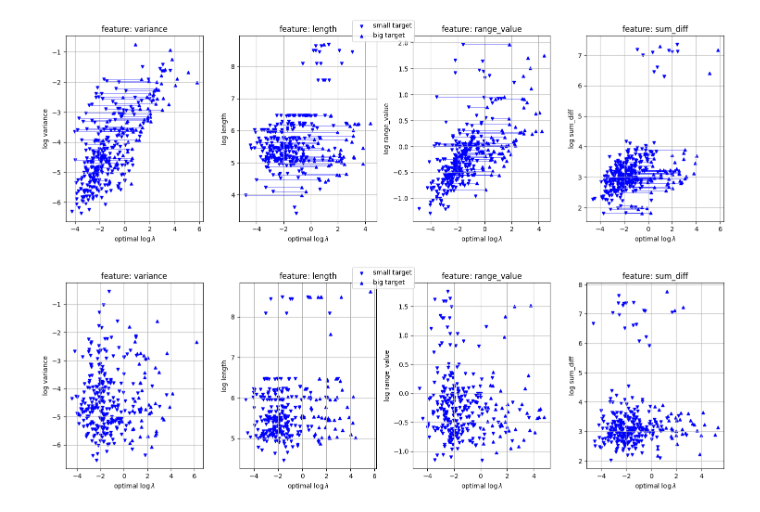
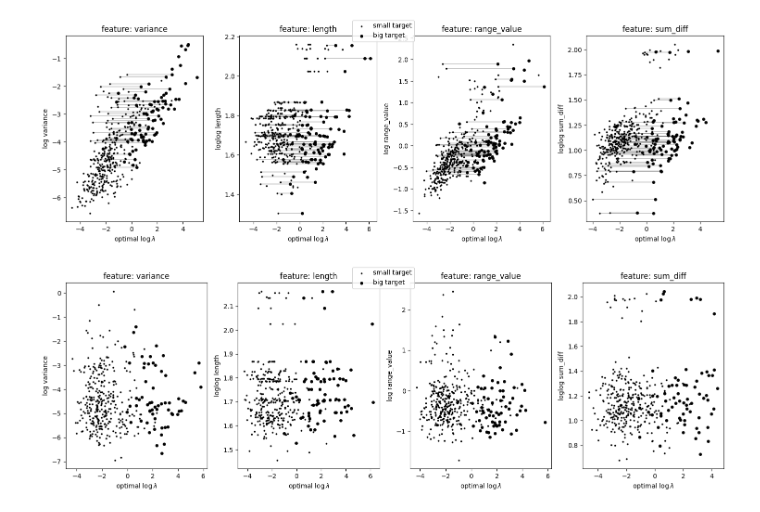
Before and after one commit to lamtung16/ML_LambdaLearning_OPART_Reproducible_2, a Jupyter notebook: figure_features_target.ipynb, the cells around one changed output. Drawn from its saved outputs; the diff is of its cells as text; code cells hidden in the pictures.

Commit message:
update figure features_targets

```diff
--- a/figure_features_target.ipynb
+++ b/figure_features_target.ipynb
@@ -5,10 +7,13 @@ import matplotlib.pyplot as plt
+# %%
+log    = lambda x: np.log(x)
+loglog = lambda x: np.log(np.log(x))
 # %%
-def plot_feature_target(dataset_name, feature_name, feature_engineer, ax):
+def plot_feature_target(dataset_name, feature_name, feature_engineer, feature_engineer_name, ax):
     features_df = pd.read_csv('training_data/' + dataset_name + '/inputs.csv')
     targets_df  = pd.read_csv('training_data/' + dataset_name + '/outputs.csv')
 
     # Randomly sample 100 data points
-    sampled_indices = np.random.choice(len(features_df), 300, replace=False)
+    sampled_indices = np.random.choice(len(features_df), 400, replace=False)
     features_df = features_df.iloc[sampled_indices]
     targets_df = targets_df.iloc[sampled_indices]
 
@@ -18,40 +23,45 @@ def plot_feature_target(dataset_name, feature_name, feature_engineer, ax):
     big_target   = targets_df['max.log.lambda'].to_numpy()
 
     # Plotting
-    ax.scatter(small_target, feature, label='small target', color='blue', marker='v', s=20)
-    ax.scatter(big_target,   feature, label='big target',   color='blue', marker='^', s=20)
+    ax.scatter(small_target, feature, label='small target', color='black', marker='o', s=3)
+    ax.scatter(big_target,   feature, label='big target',   color='black', marker='o', s=15)
 
     for i in range(len(small_target)):
-        ax.plot([small_target[i], big_target[i]], [feature[i], feature[i]], color='blue', linestyle='-', linewidth=0.5)
+        ax.plot([small_target[i], big_target[i]], [feature[i], feature[i]], color='black', linestyle='-', linewidth=0.3)
 
     ax.set_xlabel('optimal ' + r'$\log\lambda$')
-    ax.set_ylabel('log ' + feature_name)
+    ax.set_ylabel(feature_engineer_name + " " + feature_name)
     ax.set_title('feature: ' + feature_name)
-    ax.grid(True)
 # %%
 for dataset_name in ['detailed', 'systematic']:
     # Create subplots
     fig, axs = plt.subplots(1, 4, figsize=(15, 5))
 
     feature_names = ['variance', 'length', 'range_value', 'sum_diff']
     legend_handles = []
     legend_labels = []
     for i, feature_name in enumerate(feature_names):
-        plot_feature_target(dataset_name, feature_name, np.log, axs[i])
+        if (feature_name in ['variance', 'range_value']):
+            feature_engineer = log
+            feature_engineer_name = 'log'
+        else:
+            feature_engineer = loglog
+            feature_engineer_name = 'loglog'
+        plot_feature_target(dataset_name, feature_name, feature_engineer, feature_engineer_name, axs[i])
         # Collect handles and labels for each subplot
         h, l = axs[i].get_legend_handles_labels()
         # Only add unique handles and labels to the list
         for handle, label in zip(h, l):
             if label not in legend_labels:
                 legend_handles.append(handle)
                 legend_labels.append(label)
 
     # Create a combined legend for the entire figure
     fig.legend(legend_handles, legend_labels, loc='upper center')
 
     plt.tight_layout()
     plt.savefig('figures/' + dataset_name + '/features_targets.pdf')
     plt.savefig('figures/' + dataset_name + '/features_targets.jpg')
 # %% [output]
-[figure, old version]
+[figure, new version]
-[figure, old version]
+[figure, new version]
```
Also changed, not shown: parts of 1 cell of this notebook, 4 other files.
